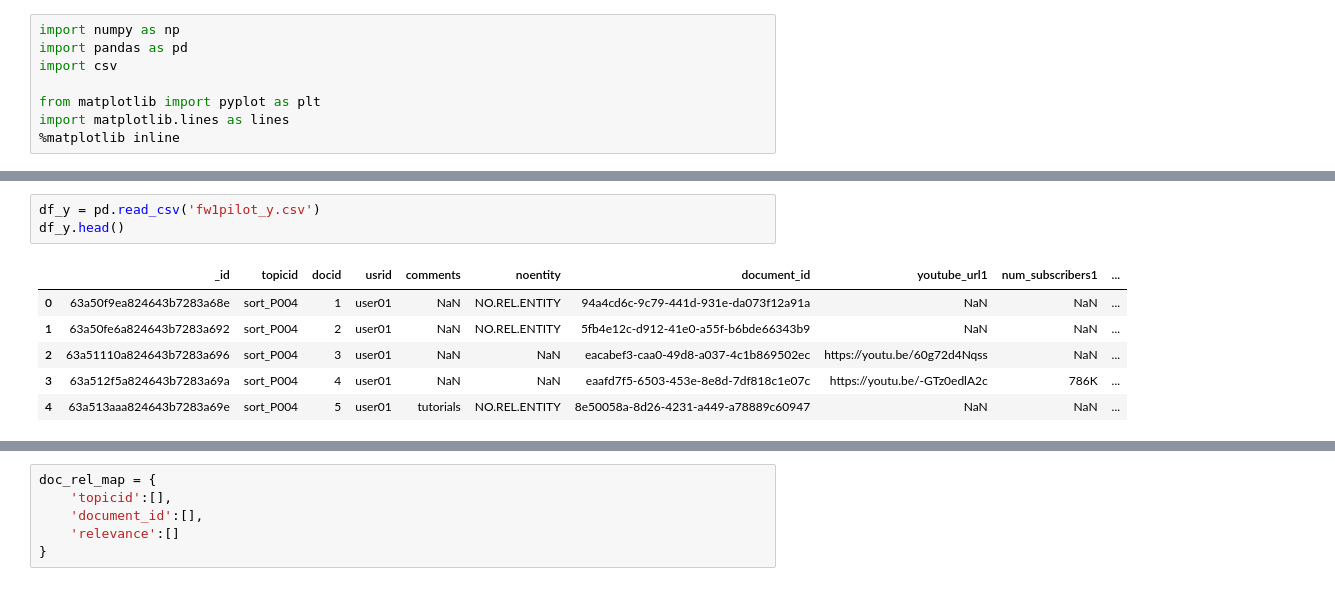
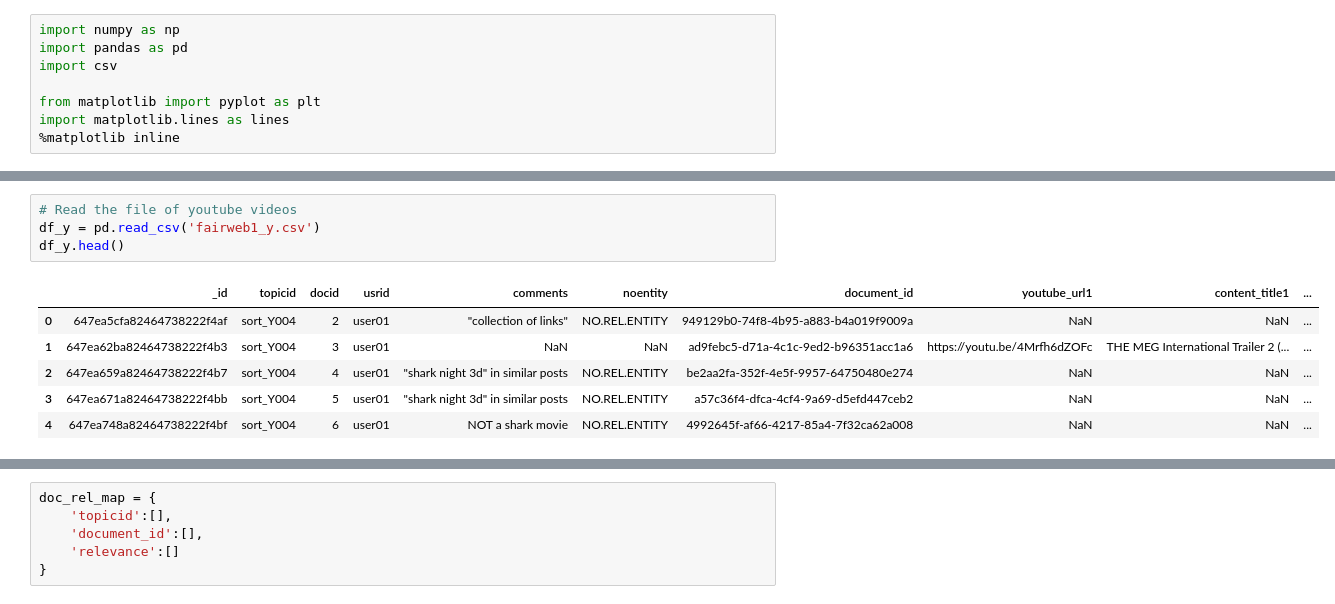
Before and after one commit to nactran/FairWebUtil, a Jupyter notebook: QrelGen.ipynb, the cells around one changed output, grey strips where cells are left out. Drawn from its saved outputs; the diff is of its cells as text.

```diff
--- a/QrelGen.ipynb
+++ b/QrelGen.ipynb
@@ -30,11 +54,12 @@ df_t.head()
 # %%
-df_y = pd.read_csv('fw1pilot_y.csv')
+# Read the file of youtube videos
+df_y = pd.read_csv('fairweb1_y.csv')
 df_y.head()
 # %% [output]
-|  | _id | topicid | docid | usrid | comments | noentity | document_id | youtube_url1 | num_subscribers1 | ... |
-| 0 | 63a50f9ea824643b7283a68e | sort_P004 | 1 | user01 | NaN | NO.REL.ENTITY | 94a4cd6c-9c79-441d-931e-da073f12a91a | NaN | NaN | ... |
-| 1 | 63a50fe6a824643b7283a692 | sort_P004 | 2 | user01 | NaN | NO.REL.ENTITY | 5fb4e12c-d912-41e0-a55f-b6bde66343b9 | NaN | NaN | ... |
-| 2 | 63a51110a824643b7283a696 | sort_P004 | 3 | user01 | NaN | NaN | eacabef3-caa0-49d8-a037-4c1b869502ec | https://youtu.be/60g72d4Nqss | NaN | ... |
-| 3 | 63a512f5a824643b7283a69a | sort_P004 | 4 | user01 | NaN | NaN | eaafd7f5-6503-453e-8e8d-7df818c1e07c | https://youtu.be/-GTz0edlA2c | 786K | ... |
-| 4 | 63a513aaa824643b7283a69e | sort_P004 | 5 | user01 | tutorials | NO.REL.ENTITY | 8e50058a-8d26-4231-a449-a78889c60947 | NaN | NaN | ... |
+|  | _id | topicid | docid | usrid | comments | noentity | document_id | youtube_url1 | content_title1 | ... |
+| 0 | 647ea5cfa82464738222f4af | sort_Y004 | 2 | user01 | "collection of links" | NO.REL.ENTITY | 949129b0-74f8-4b95-a883-b4a019f9009a | NaN | NaN | ... |
+| 1 | 647ea62ba82464738222f4b3 | sort_Y004 | 3 | user01 | NaN | NaN | ad9febc5-d71a-4c1c-9ed2-b96351acc1a6 | https://youtu.be/4Mrfh6dZOFc | THE MEG International Trailer 2 (... | ... |
+| 2 | 647ea659a82464738222f4b7 | sort_Y004 | 4 | user01 | "shark night 3d" in similar posts | NO.REL.ENTITY | be2aa2fa-352f-4e5f-9957-64750480e274 | NaN | NaN | ... |
+| 3 | 647ea671a82464738222f4bb | sort_Y004 | 5 | user01 | "shark night 3d" in similar posts | NO.REL.ENTITY | a57c36f4-dfca-4cf4-9a69-d5efd447ceb2 | NaN | NaN | ... |
+| 4 | 647ea748a82464738222f4bf | sort_Y004 | 6 | user01 | NOT a shark movie | NO.REL.ENTITY | 4992645f-af66-4217-85a4-7f32ca62a008 | NaN | NaN | ... |
 # %%
```
Also changed, not shown: parts of 16 cells of this notebook.
